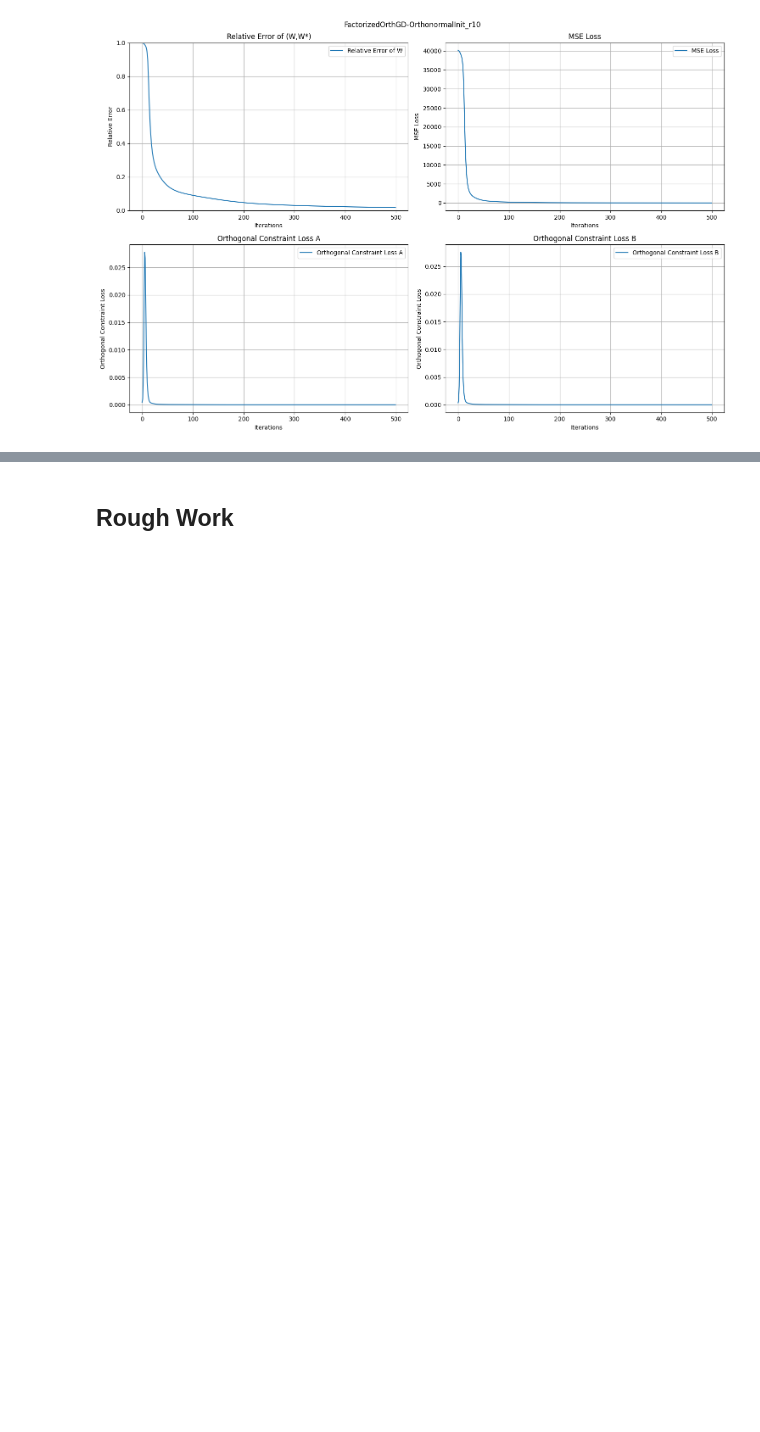
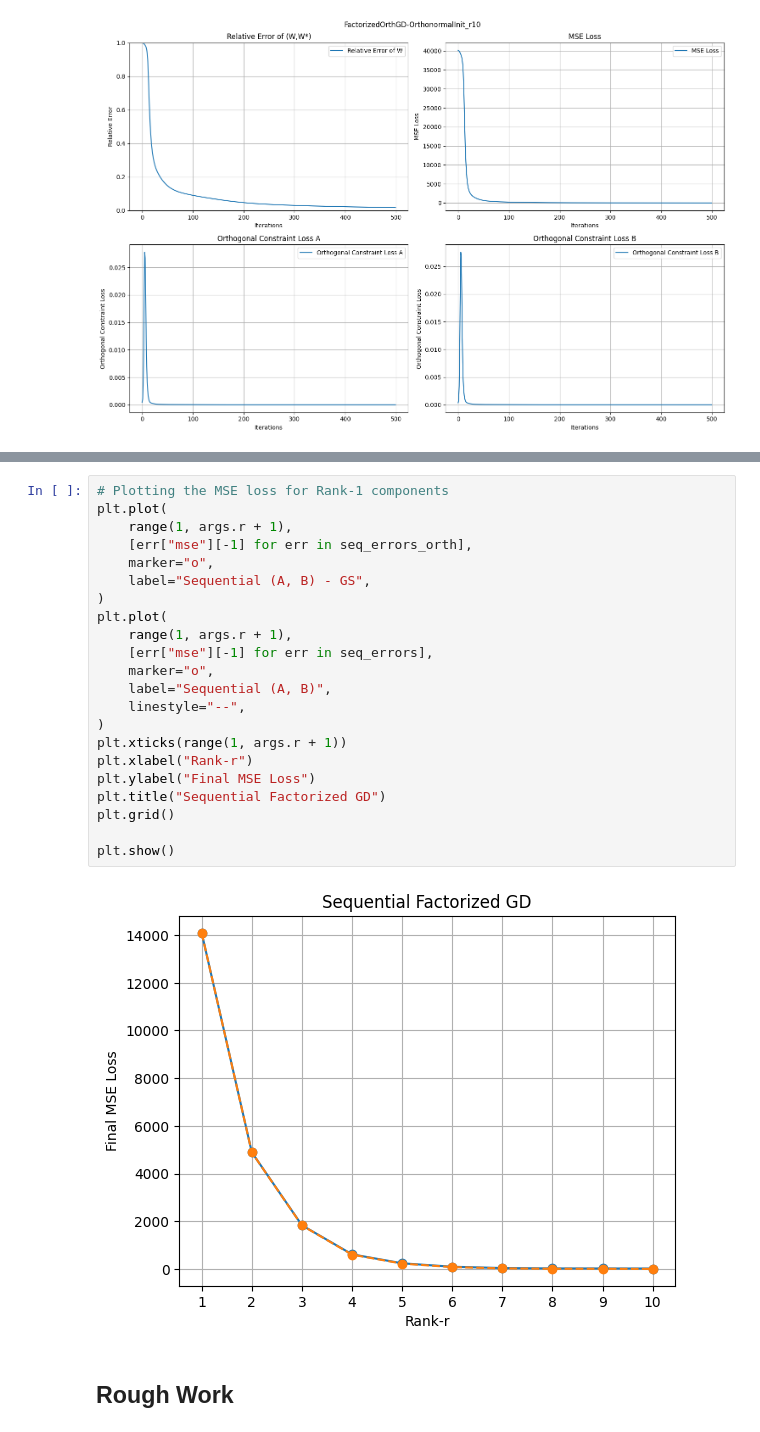
Before and after one commit to nikhil-chigali/Sequential-Low-Rank-Regression, a Jupyter notebook: sequential_low_rank_regression.ipynb, the cells around one changed output, grey strips where cells are left out. Cells and saved outputs as stored; diff of their text form; blank space fills up the shorter version.

```diff
--- a/sequential_low_rank_regression.ipynb
+++ b/sequential_low_rank_regression.ipynb
@@ -751,3 +1036,27 @@ Results can be viewed under [results/MatrixFactorization_GD.csv](https://github.
+# %%
+# Plotting the MSE loss for Rank-1 components
+plt.plot(
+    range(1, args.r + 1),
+    [err["mse"][-1] for err in seq_errors_orth],
+    marker="o",
+    label="Sequential (A, B) - GS",
+)
+plt.plot(
+    range(1, args.r + 1),
+    [err["mse"][-1] for err in seq_errors],
+    marker="o",
+    label="Sequential (A, B)",
+    linestyle="--",
+)
+plt.xticks(range(1, args.r + 1))
+plt.xlabel("Rank-r")
+plt.ylabel("Final MSE Loss")
+plt.title("Sequential Factorized GD")
+plt.grid()
+
+plt.show()
+# %% [output]
+[figure, added]
 # %% [markdown]
 ## Rough Work
 # %%
```
Also changed, not shown: parts of 12 cells of this notebook, 1 other file.
